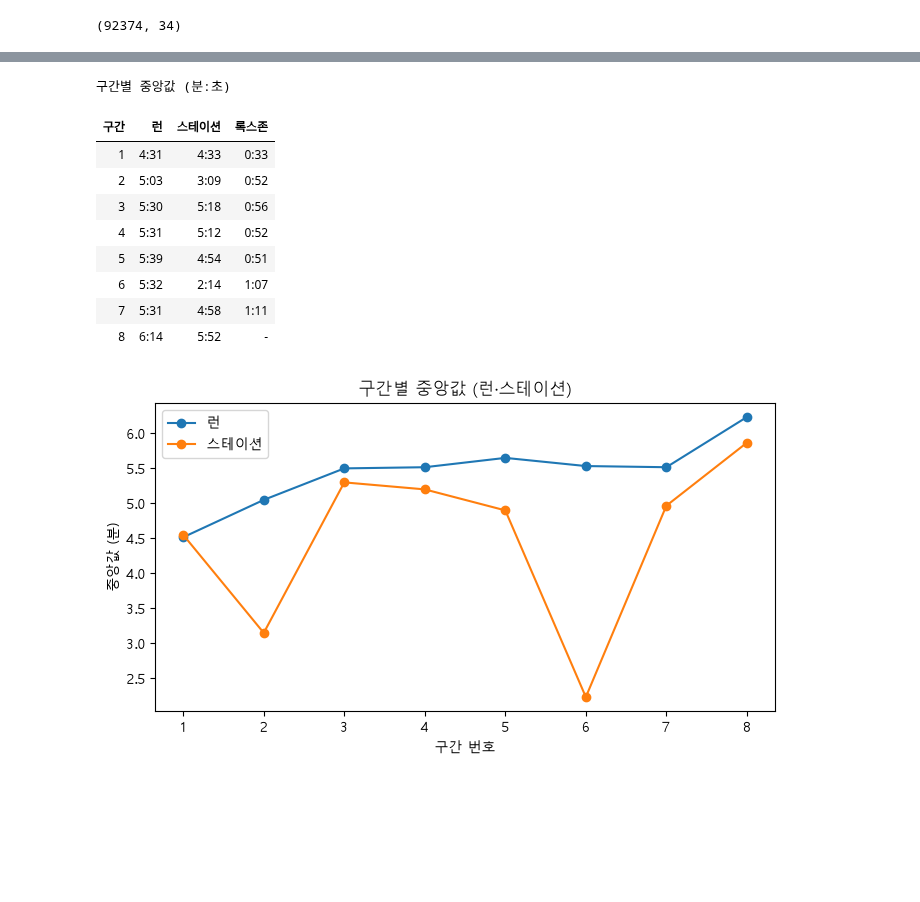
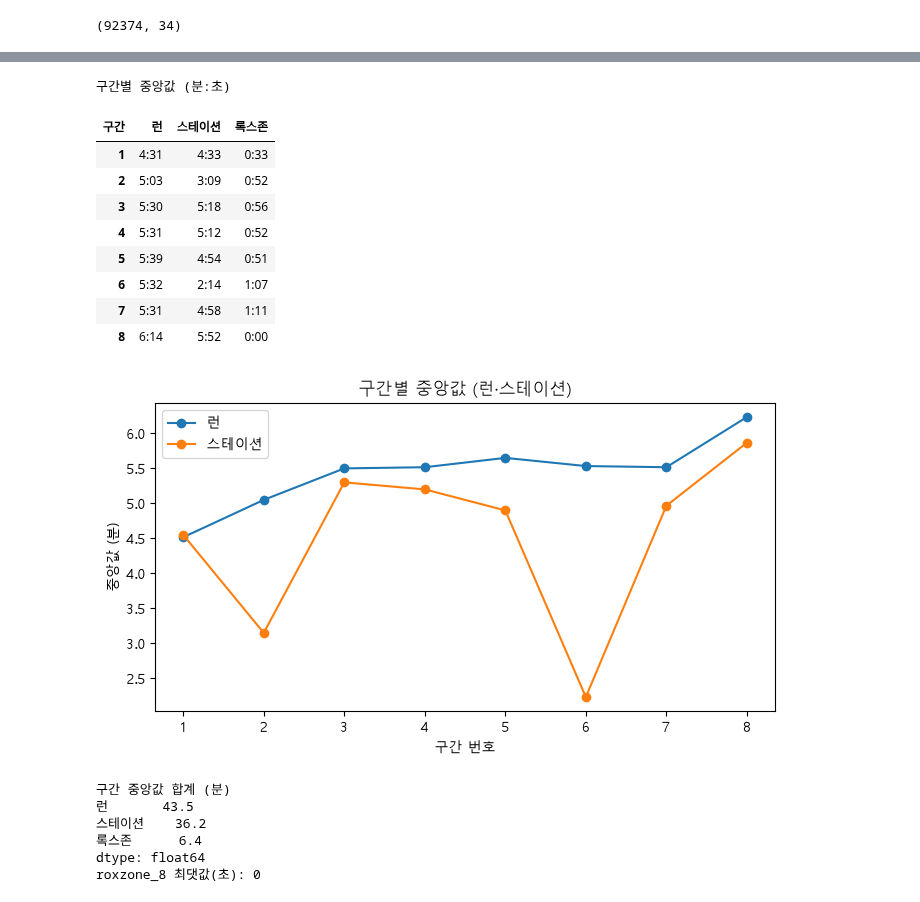
Before and after one commit to Jenny5789/hyrox-analysis, a Jupyter notebook: notebooks/01_eda.ipynb, the cells around one changed output, grey strips where cells are left out. Cells and saved outputs as stored; diff of their text form; code cells hidden in the pictures; blank space fills up the shorter version.

```diff
--- a/notebooks/01_eda.ipynb
+++ b/notebooks/01_eda.ipynb
@@ -229,46 +213,48 @@ print("0초 기록 행 수:", (sub["total_sec"] == 0).sum())
-# %%
-for kind in ["run", "work", "roxzone"]:
-    for i in range(1, 9):
-        df[f"{kind}_{i}_sec"] = df[f"{kind}_{i}"].apply(to_seconds)  # 시간 열 24개 → 초
-
-sub = df[df["division"].isin(["open", "pro"])]  # 추가한 구간 열(_sec)을 반영하도록 open·pro 부분집합 재생성
 # %%
 def to_mmss(sec):
     """초를 'm:ss' 형식으로 변환"""
     sec = int(round(sec))
     return f"{sec // 60}:{sec % 60:02d}"
 
 med_sec = pd.DataFrame(
     {
         "런": [sub[f"run_{i}_sec"].median() for i in range(1, 9)],
         "스테이션": [sub[f"work_{i}_sec"].median() for i in range(1, 9)],  # 데이터의 work 열 = 스테이션
         "록스존": [sub[f"roxzone_{i}_sec"].median() for i in range(1, 9)],
     },
     index=range(1, 9),
 )  # 행: 구간 번호, 값: 중앙값(초)
 
+table = med_sec.map(to_mmss)
+table = table.rename_axis(columns="구간")  # 헤더 행 왼쪽 칸에 '구간' 표시
 print("구간별 중앙값 (분:초)")
-table = med_sec.map(to_mmss)
-table.loc[8, "록스존"] = "-"  # 8구간 록스존: 마지막 스테이션 뒤 전환 구간 없음(해당 없음)
-table.insert(0, "구간", table.index)  # 구간 번호를 첫 번째 열로 이동
-display(HTML("<style>.center th, .center td {text-align: center;}</style>" + table.to_html(classes="center", index=False)))
+display(table)
 
 (med_sec[["런", "스테이션"]] / 60).plot(marker="o", figsize=(8, 4))  # 그래프는 분 단위 숫자로 표시
 plt.xlabel("구간 번호")
 plt.ylabel("중앙값 (분)")
 plt.title("구간별 중앙값 (런·스테이션)")
 plt.show()
 # %% [output]
 구간별 중앙값 (분:초)
 | 구간 | 런 | 스테이션 | 록스존 |
 | 1 | 4:31 | 4:33 | 0:33 |
 | 2 | 5:03 | 3:09 | 0:52 |
 | 3 | 5:30 | 5:18 | 0:56 |
 | 4 | 5:31 | 5:12 | 0:52 |
 | 5 | 5:39 | 4:54 | 0:51 |
 | 6 | 5:32 | 2:14 | 1:07 |
 | 7 | 5:31 | 4:58 | 1:11 |
-| 8 | 6:14 | 5:52 | - |
+| 8 | 6:14 | 5:52 | 0:00 |
 [figure]
 # %%
-table.loc[8, "록스존"] = "-"  # 8구간 록스존: 대회 구조상 해당 없음(마지막 스테이션 뒤 전환 구간 없음)
+print("구간 중앙값 합계 (분)")
+print((med_sec.sum() / 60).round(1))
+print("roxzone_8 최댓값(초):", sub["roxzone_8_sec"].max())  # 0이면 모든 기록이 0
+# %% [output]
+구간 중앙값 합계 (분)
+런       43.5
+스테이션    36.2
+록스존      6.4
+dtype: float64
+roxzone_8 최댓값(초): 0
```
Also changed, not shown: parts of 24 cells of this notebook.
